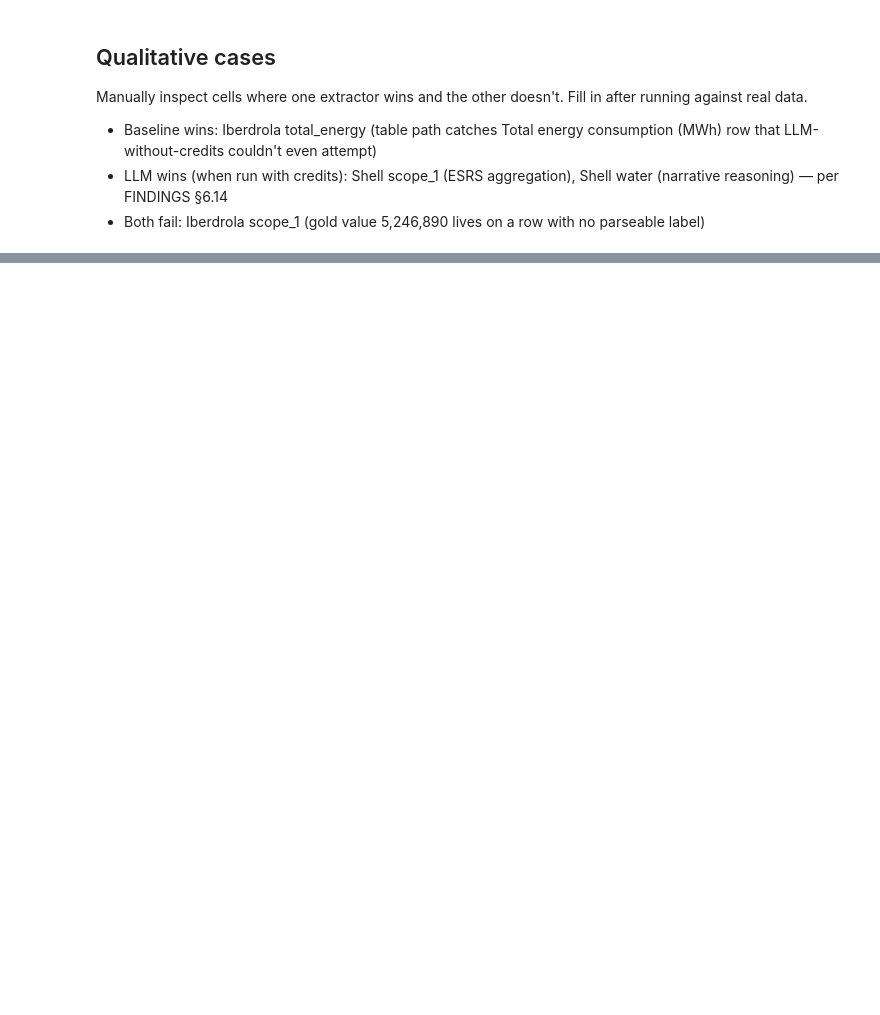
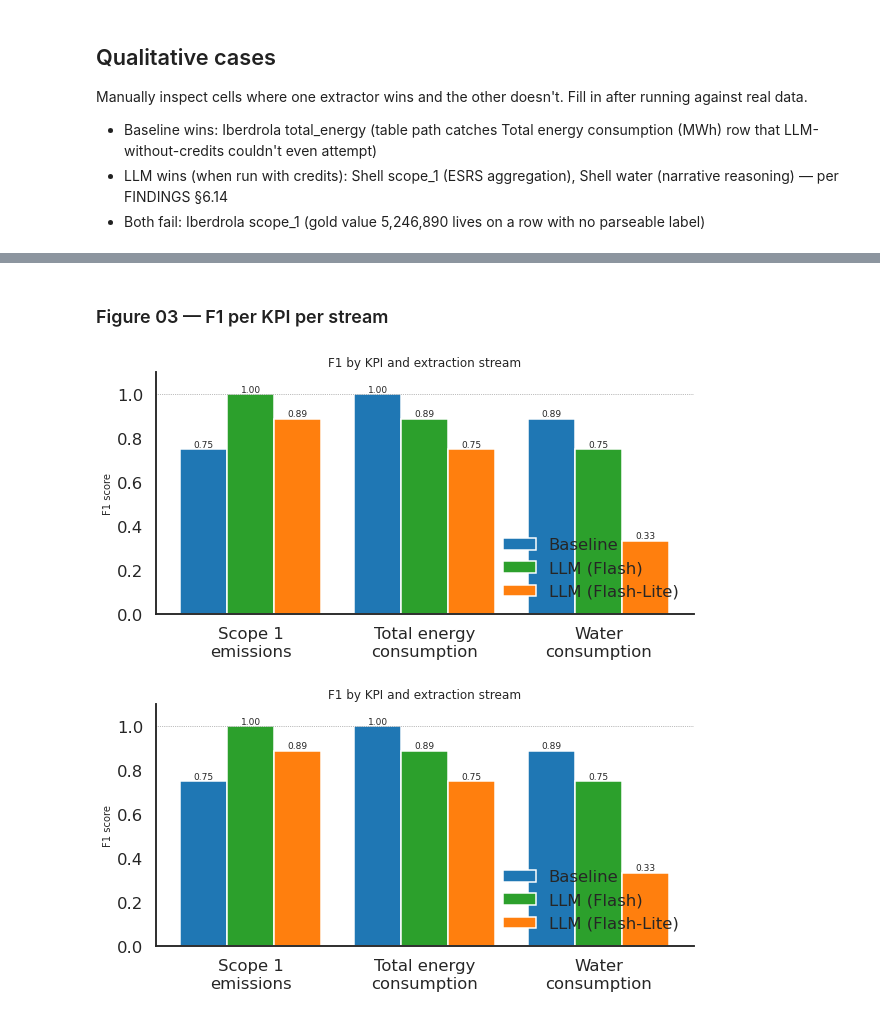
Before and after one commit to rotask/nlp-esg-extractor, a Jupyter notebook: notebooks/demo.ipynb, the cells around one changed output, grey strips where cells are left out. Cells and saved outputs as stored; diff of their text form; code cells hidden in the pictures; blank space fills up the shorter version.

```diff
--- a/notebooks/demo.ipynb
+++ b/notebooks/demo.ipynb
@@ -93,0 +133,7 @@ Manually inspect cells where one extractor wins and the other doesn't. Fill in a
+# %% [markdown]
+### Figure 03 — F1 per KPI per stream
+# %%
+make_figures.fig_03_f1_per_kpi()
+# %% [output]
+[figure, added]
+[figure, added]
```
Also changed, not shown: parts of 32 cells of this notebook, 16 other files.
